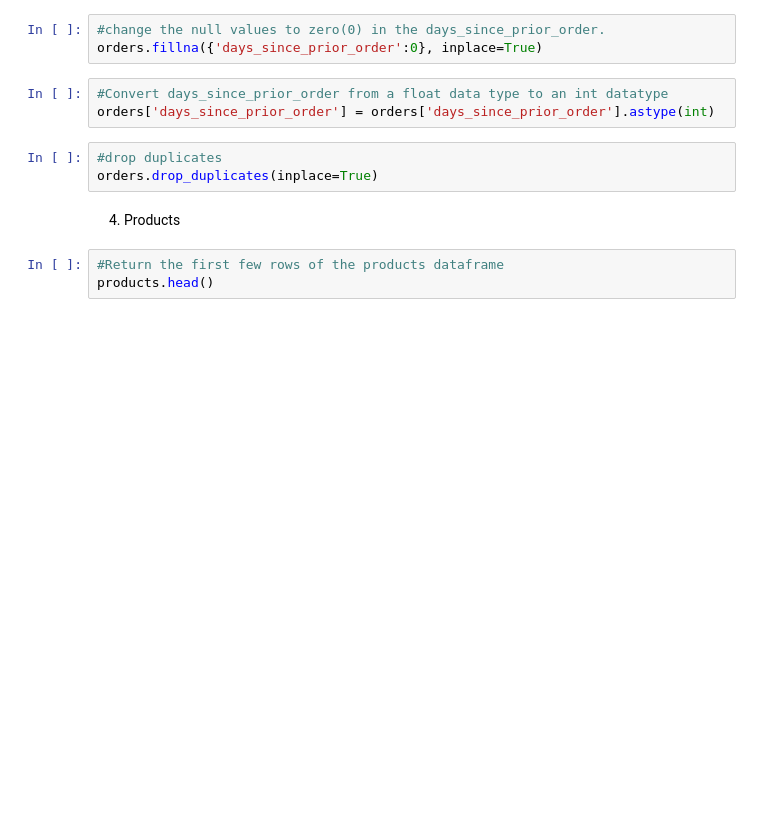
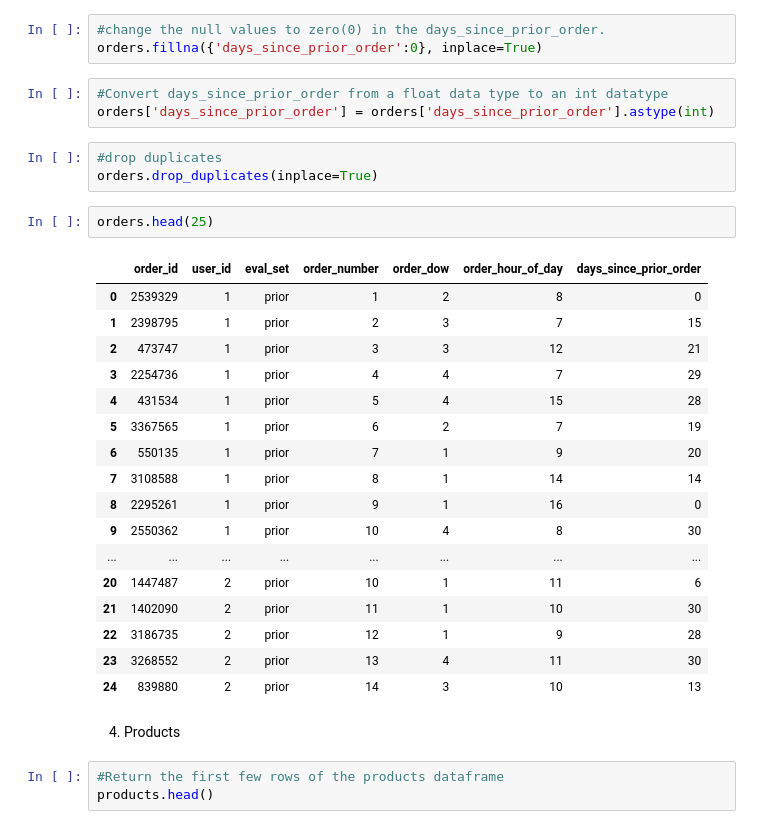
Before and after one commit to fjt-akin/instacart_market_basket_analysis, a Jupyter notebook: instacart_analysis.ipynb, the cells around one changed output. Saved outputs shown, nothing was run; the diff lists cells and outputs as text; blank space fills up the shorter version.

```diff
--- a/instacart_analysis.ipynb
+++ b/instacart_analysis.ipynb
@@ -115,6 +115,26 @@ orders['days_since_prior_order'] = orders['days_since_prior_order'].astype(int)
 # %%
 #drop duplicates
 orders.drop_duplicates(inplace=True)
+# %%
+orders.head(25)
+# %% [output]
+|  | order_id | user_id | eval_set | order_number | order_dow | order_hour_of_day | days_since_prior_order |
+| 0 | 2539329 | 1 | prior | 1 | 2 | 8 | 0 |
+| 1 | 2398795 | 1 | prior | 2 | 3 | 7 | 15 |
+| 2 | 473747 | 1 | prior | 3 | 3 | 12 | 21 |
+| 3 | 2254736 | 1 | prior | 4 | 4 | 7 | 29 |
+| 4 | 431534 | 1 | prior | 5 | 4 | 15 | 28 |
+| 5 | 3367565 | 1 | prior | 6 | 2 | 7 | 19 |
+| 6 | 550135 | 1 | prior | 7 | 1 | 9 | 20 |
+| 7 | 3108588 | 1 | prior | 8 | 1 | 14 | 14 |
+| 8 | 2295261 | 1 | prior | 9 | 1 | 16 | 0 |
+| 9 | 2550362 | 1 | prior | 10 | 4 | 8 | 30 |
+| ... | ... | ... | ... | ... | ... | ... | ... |
+| 20 | 1447487 | 2 | prior | 10 | 1 | 11 | 6 |
+| 21 | 1402090 | 2 | prior | 11 | 1 | 10 | 30 |
+| 22 | 3186735 | 2 | prior | 12 | 1 | 9 | 28 |
+| 23 | 3268552 | 2 | prior | 13 | 4 | 11 | 30 |
+| 24 | 839880 | 2 | prior | 14 | 3 | 10 | 13 |
 # %% [markdown]
 4) Products
 # %%
```
Also changed, not shown: parts of 12 cells of this notebook.
